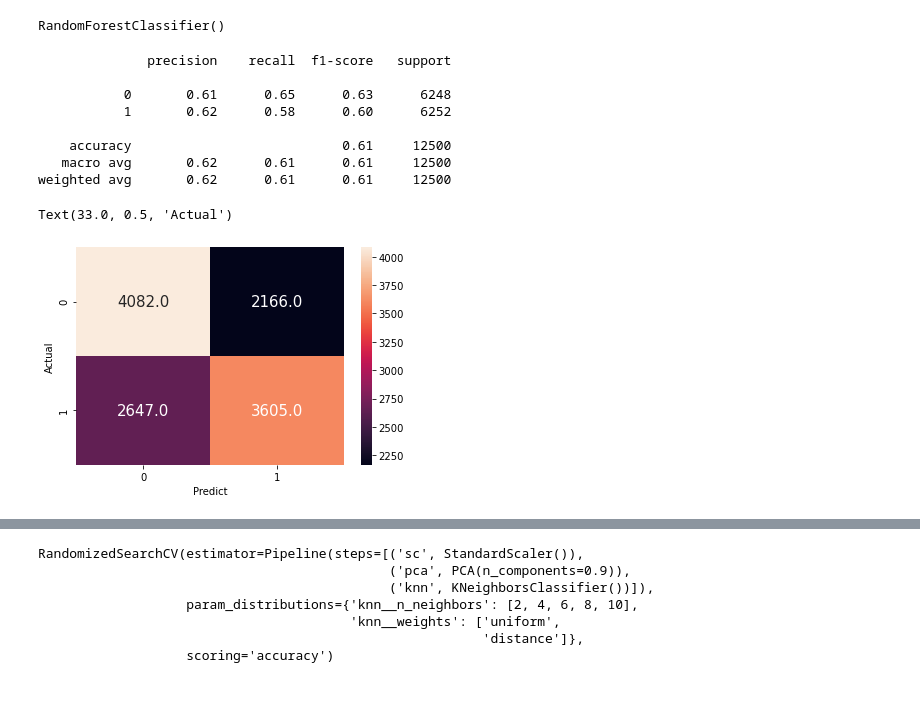
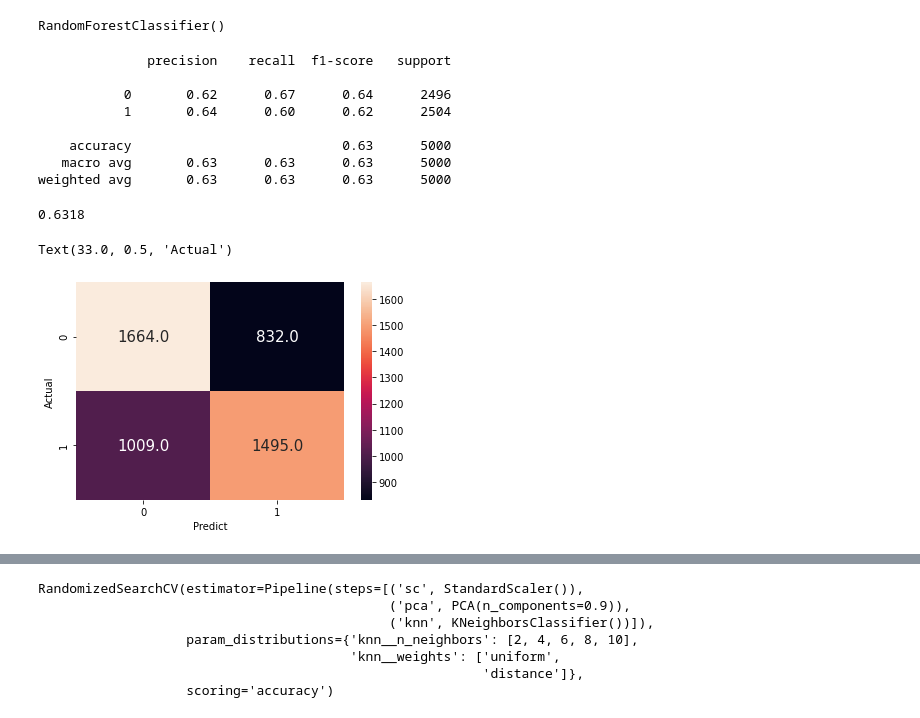
Before and after one commit to or-yitshak/Final-Project-Semester-B, a Jupyter notebook: Cats & Dogs.ipynb, the cells around one changed output, grey strips where cells are left out. Cells and saved outputs as stored; diff of their text form; code cells hidden in the pictures.

Commit message:
gray scale models added to Cats & Dogs

```diff
--- a/Cats & Dogs.ipynb
+++ b/Cats & Dogs.ipynb
@@ -106,3 +105,6 @@ df_double
+# %%
+test_data = test.drop('label',axis=1)
+test_target = test['label']
 # %% [markdown]
 the labels are:
 - 0 cat
@@ -143,6 +130,6 @@ X_train,X_test,y_train,y_test = train_test_split(data,target ,random_state=0)
 # %%
 rfc = RandomForestClassifier()
-rfc.fit(X_train,y_train)
+rfc.fit(train_data,train_target)
 # %% [output]
 RandomForestClassifier()
 # %%
@@ -188,27 +169,35 @@ scaled_test = sc.transform(X_test)
+# %%
+sc= StandardScaler()
+scaled_train = sc.fit_transform(train_data)
+scaled_test = sc.transform(test_data)
 # %%
 rfc = RandomForestClassifier()
-rfc.fit(scaled_train,y_train)
+rfc.fit(scaled_train,train_target)
 rfc
 # %% [output]
 RandomForestClassifier()
 # %%
 y_pred = rfc.predict(scaled_test)
 # %%
-print (classification_report(y_test,y_pred))
+print (classification_report(test_target,y_pred))
 # %% [output]
               precision    recall  f1-score   support
 
-           0       0.61      0.65      0.63      6248
-           1       0.62      0.58      0.60      6252
+           0       0.62      0.67      0.64      2496
+           1       0.64      0.60      0.62      2504
 
-    accuracy                           0.61     12500
-   macro avg       0.62      0.61      0.61     12500
-weighted avg       0.62      0.61      0.61     12500
+    accuracy                           0.63      5000
+   macro avg       0.63      0.63      0.63      5000
+weighted avg       0.63      0.63      0.63      5000
+# %%
+metrics.accuracy_score(test_target,y_pred)
+# %% [output]
+0.6318
 # %%
-cm = confusion_matrix(y_test,y_pred)
+cm = confusion_matrix(test_target,y_pred)
 sns.heatmap(cm,annot=True,annot_kws = {'size':15},fmt=".1f")
 plt.xlabel("Predict")
 plt.ylabel("Actual")
 # %% [output]
 Text(33.0, 0.5, 'Actual')
-[figure, old version]
+[figure, new version]
```
Also changed, not shown: parts of 103 cells of this notebook.
